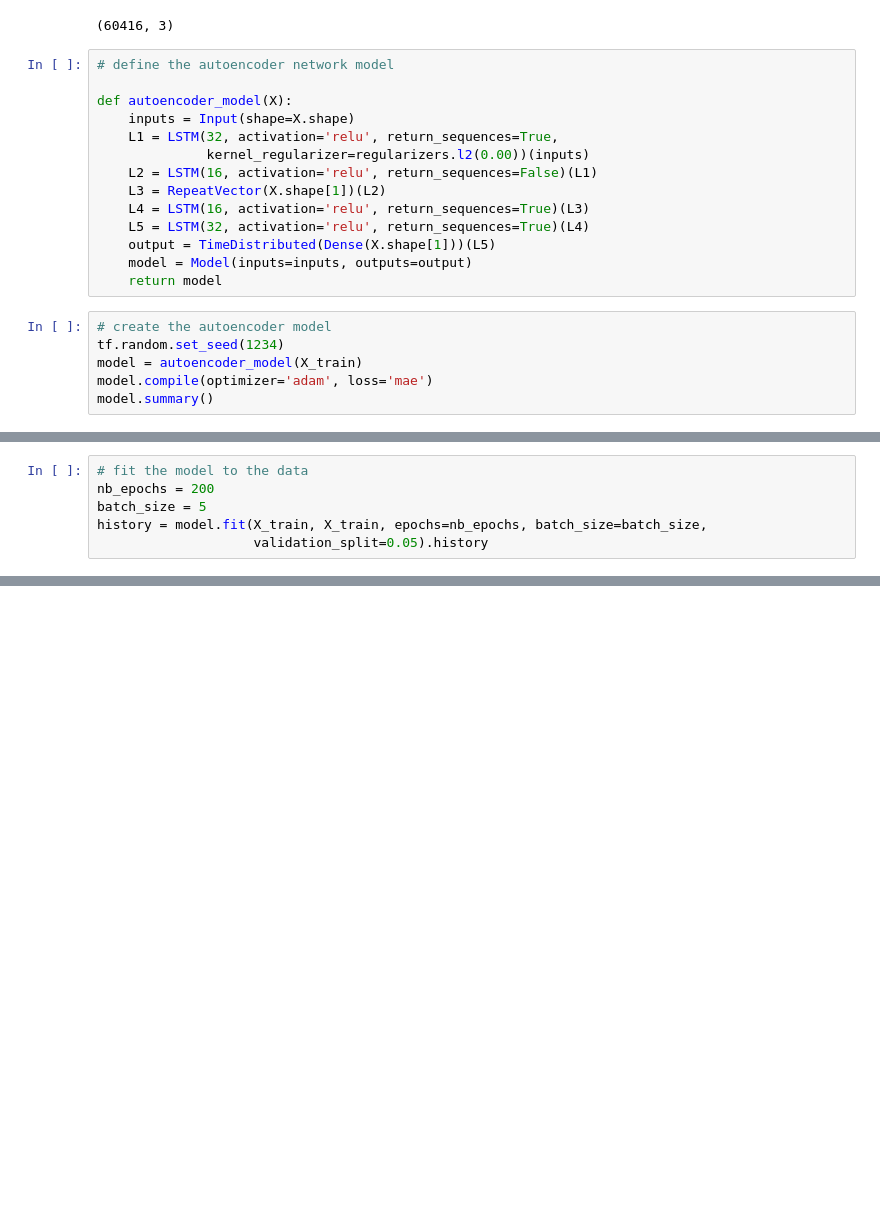
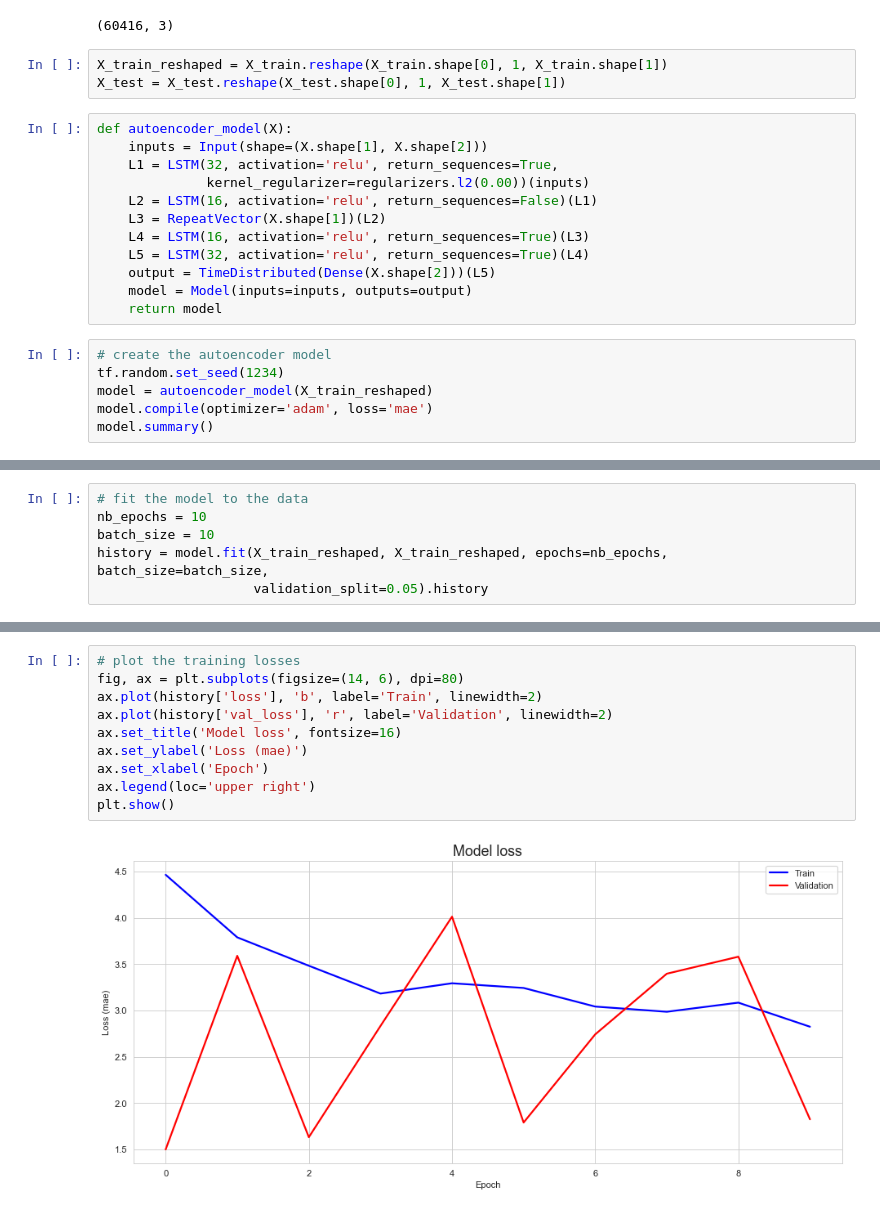
Before and after one commit to dhruvRj18/CNC, a Jupyter notebook: notebooks/train.ipynb, the cells around one changed output, grey strips where cells are left out. Cells and saved outputs as stored; diff of their text form; blank space fills up the shorter version.

```diff
--- a/notebooks/train.ipynb
+++ b/notebooks/train.ipynb
@@ -159,24 +113,25 @@ X_test = test.to_numpy()
 X_train.shape
 # %% [output]
 (60416, 3)
+# %%
+X_train_reshaped = X_train.reshape(X_train.shape[0], 1, X_train.shape[1])
+X_test = X_test.reshape(X_test.shape[0], 1, X_test.shape[1])
 # %%
-# define the autoencoder network model
-
 def autoencoder_model(X):
-    inputs = Input(shape=X.shape)
+    inputs = Input(shape=(X.shape[1], X.shape[2]))
     L1 = LSTM(32, activation='relu', return_sequences=True,
               kernel_regularizer=regularizers.l2(0.00))(inputs)
     L2 = LSTM(16, activation='relu', return_sequences=False)(L1)
     L3 = RepeatVector(X.shape[1])(L2)
     L4 = LSTM(16, activation='relu', return_sequences=True)(L3)
     L5 = LSTM(32, activation='relu', return_sequences=True)(L4)
-    output = TimeDistributed(Dense(X.shape[1]))(L5)
+    output = TimeDistributed(Dense(X.shape[2]))(L5)
     model = Model(inputs=inputs, outputs=output)
     return model
 # %%
 # create the autoencoder model
 tf.random.set_seed(1234)
-model = autoencoder_model(X_train)
+model = autoencoder_model(X_train_reshaped)
 model.compile(optimizer='adam', loss='mae')
 model.summary()
 # %% [output]
@@ -203,8 +158,8 @@ Model: "functional_1"
  Non-trainable params: 0 (0.00 B)
 # %%
 # fit the model to the data
-nb_epochs = 200
-batch_size = 5
-history = model.fit(X_train, X_train, epochs=nb_epochs, batch_size=batch_size,
+nb_epochs = 10
+batch_size = 10
+history = model.fit(X_train_reshaped, X_train_reshaped, epochs=nb_epochs, batch_size=batch_size,
                     validation_split=0.05).history
 # %% [output]
@@ -212,0 +186,12 @@ ValueError: Input 0 of layer "functional_1" is incompatible with the layer: expe
+# %%
+# plot the training losses
+fig, ax = plt.subplots(figsize=(14, 6), dpi=80)
+ax.plot(history['loss'], 'b', label='Train', linewidth=2)
+ax.plot(history['val_loss'], 'r', label='Validation', linewidth=2)
+ax.set_title('Model loss', fontsize=16)
+ax.set_ylabel('Loss (mae)')
+ax.set_xlabel('Epoch')
+ax.legend(loc='upper right')
+plt.show()
+# %% [output]
+[figure, added]
```
Also changed, not shown: parts of 19 cells of this notebook.
